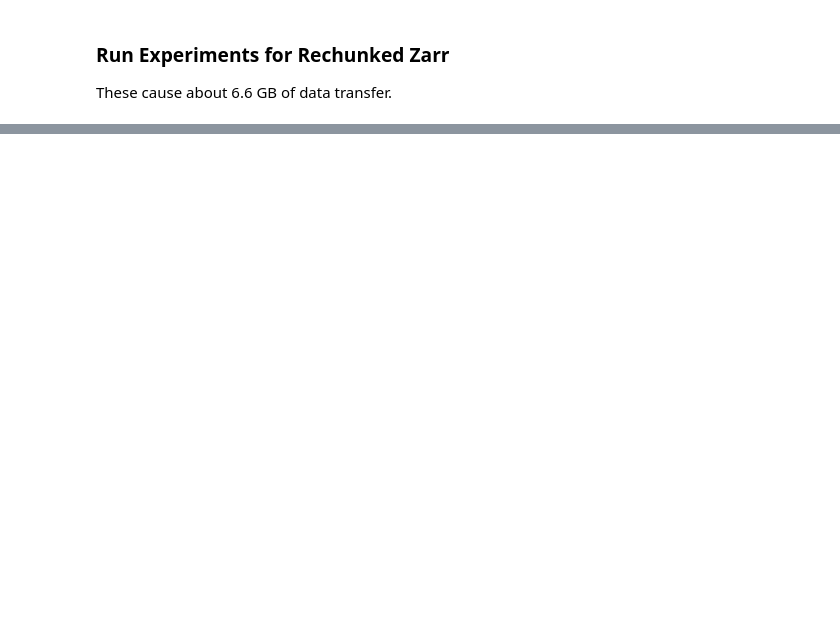
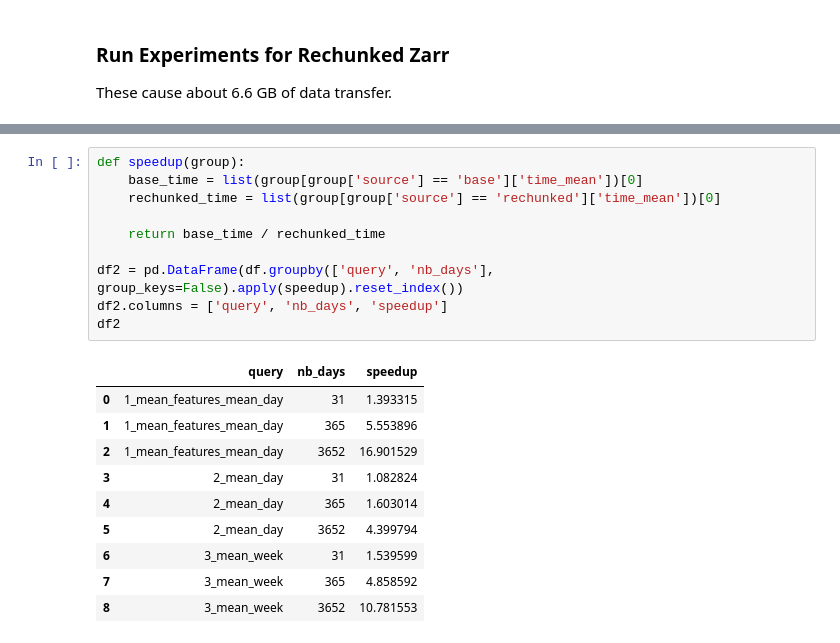
Before and after one commit to azavea/noaa-hydro-data, a Jupyter notebook: src/notebooks/compare_rechunked_zarr.ipynb, the cells around one changed output, grey strips where cells are left out. Drawn from its saved outputs; the diff is of its cells as text; blank space fills up the shorter version.

```diff
--- a/src/notebooks/compare_rechunked_zarr.ipynb
+++ b/src/notebooks/compare_rechunked_zarr.ipynb
@@ -213,0 +214,21 @@ plot = sns.catplot(x='nb_days', y='time_mean', col='query', hue='source', kind='
+# %%
+def speedup(group):
+    base_time = list(group[group['source'] == 'base']['time_mean'])[0]
+    rechunked_time = list(group[group['source'] == 'rechunked']['time_mean'])[0]
+
+    return base_time / rechunked_time
+
+df2 = pd.DataFrame(df.groupby(['query', 'nb_days'], group_keys=False).apply(speedup).reset_index())
+df2.columns = ['query', 'nb_days', 'speedup']
+df2
+# %% [output]
+|  | query | nb_days | speedup |
+| 0 | 1_mean_features_mean_day | 31 | 1.393315 |
+| 1 | 1_mean_features_mean_day | 365 | 5.553896 |
+| 2 | 1_mean_features_mean_day | 3652 | 16.901529 |
+| 3 | 2_mean_day | 31 | 1.082824 |
+| 4 | 2_mean_day | 365 | 1.603014 |
+| 5 | 2_mean_day | 3652 | 4.399794 |
+| 6 | 3_mean_week | 31 | 1.539599 |
+| 7 | 3_mean_week | 365 | 4.858592 |
+| 8 | 3_mean_week | 3652 | 10.781553 |
```
Also changed, not shown: parts of 9 cells of this notebook.
